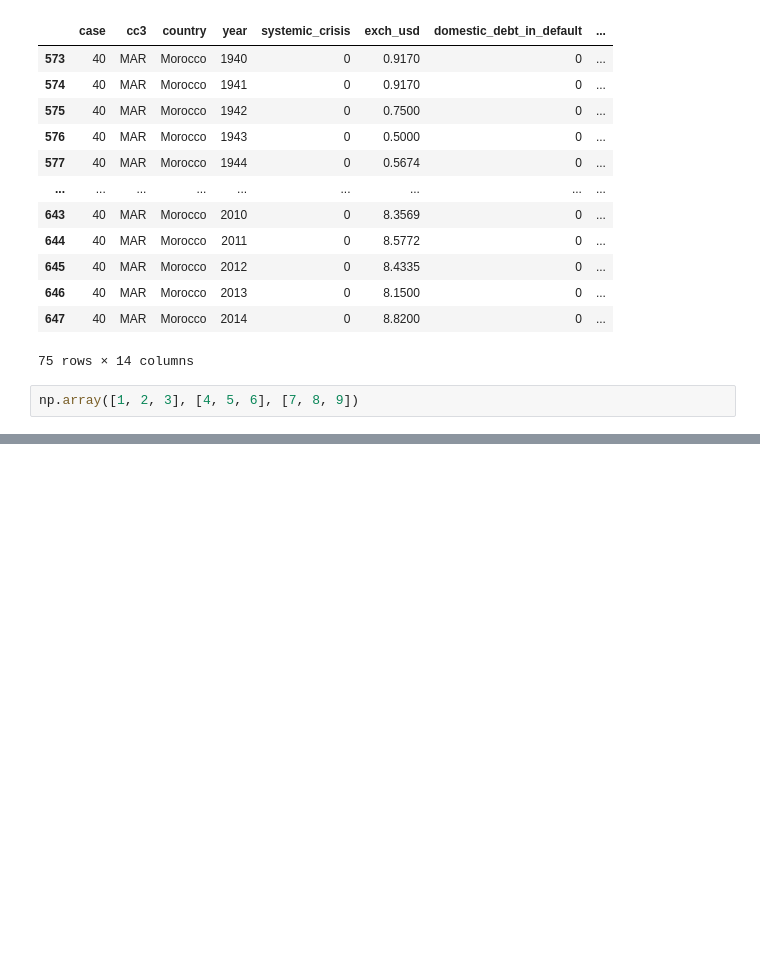
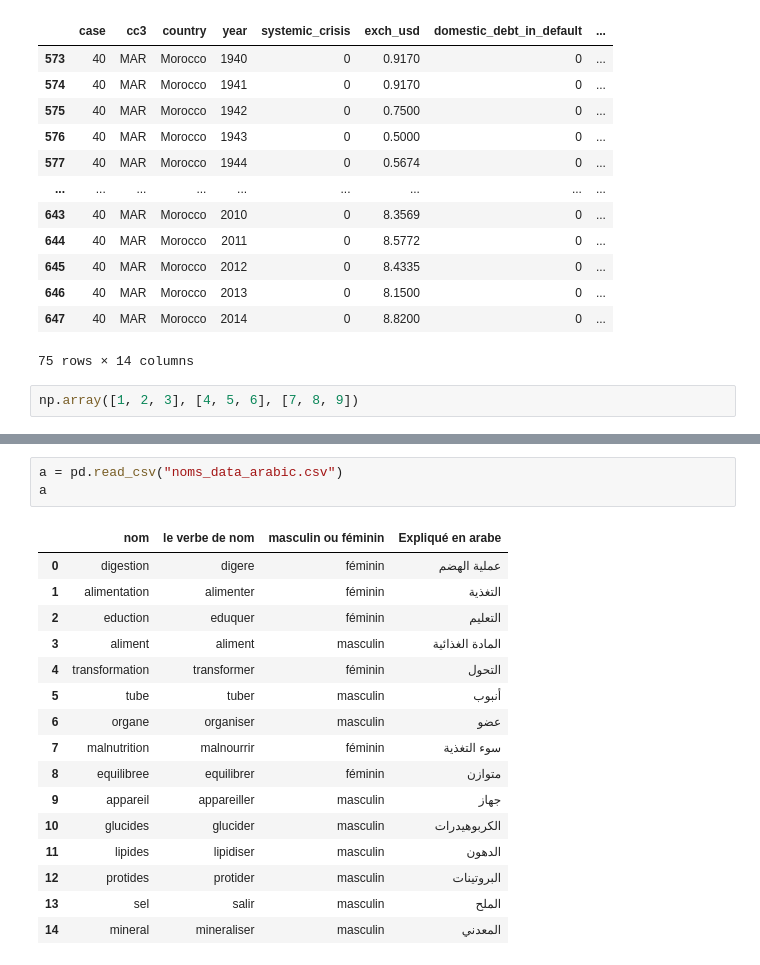
Before and after one commit to Saadlkh/saadlkh_pandas, a Jupyter notebook: aiproject.ipynb, the cells around one changed output, grey strips where cells are left out. Cells and saved outputs as stored; diff of their text form; blank space fills up the shorter version.

```diff
--- a/aiproject.ipynb
+++ b/aiproject.ipynb
@@ -52,0 +92,20 @@ np.array([1, 2, 3], [4, 5, 6], [7, 8, 9])
+# %%
+a = pd.read_csv("noms_data_arabic.csv")
+a
+# %% [output]
+|  | nom | le verbe de nom | masculin ou féminin | Expliqué en arabe |
+| 0 | digestion | digere | féminin | عملية الهضم |
+| 1 | alimentation | alimenter | féminin | التغذية |
+| 2 | eduction | eduquer | féminin | التعليم |
+| 3 | aliment | aliment | masculin | المادة الغذائية |
+| 4 | transformation | transformer | féminin | التحول |
+| 5 | tube | tuber | masculin | أنبوب |
+| 6 | organe | organiser | masculin | عضو |
+| 7 | malnutrition | malnourrir | féminin | سوء التغذية |
+| 8 | equilibree | equilibrer | féminin | متوازن |
+| 9 | appareil | appareiller | masculin | جهاز |
+| 10 | glucides | glucider | masculin | الكربوهيدرات |
+| 11 | lipides | lipidiser | masculin | الدهون |
+| 12 | protides | protider | masculin | البروتينات |
+| 13 | sel | salir | masculin | الملح |
+| 14 | mineral | mineraliser | masculin | المعدني |
```
Also changed, not shown: parts of 2 cells of this notebook, 1 other file.
